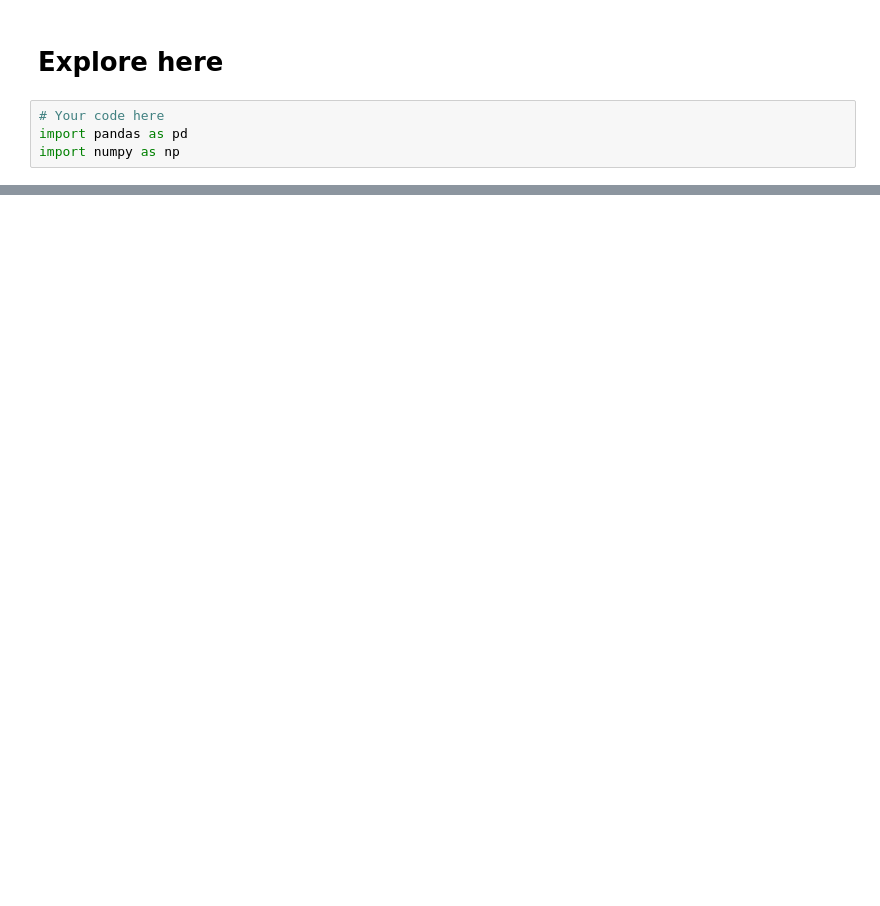
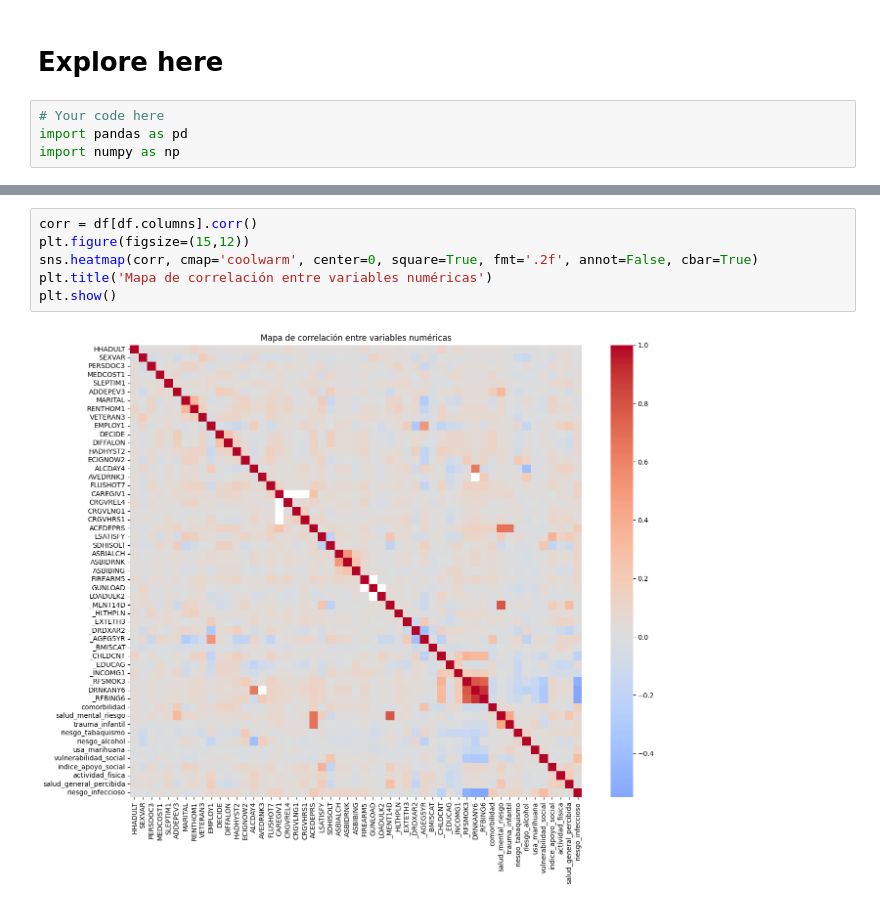
Before and after one commit to MariaDe96/Final_Project_DataScient, a Jupyter notebook: src/explore.ipynb, the cells around one changed output, grey strips where cells are left out. Cells and saved outputs as stored; diff of their text form; blank space fills up the shorter version.

```diff
--- a/src/explore.ipynb
+++ b/src/explore.ipynb
@@ -27,0 +79,8 @@ df.shape
+# %%
+corr = df[df.columns].corr()
+plt.figure(figsize=(15,12))
+sns.heatmap(corr, cmap='coolwarm', center=0, square=True, fmt='.2f', annot=False, cbar=True)
+plt.title('Mapa de correlación entre variables numéricas')
+plt.show()
+# %% [output]
+[figure, added]
```
Also changed, not shown: parts of 6 cells of this notebook, 1 other file.
